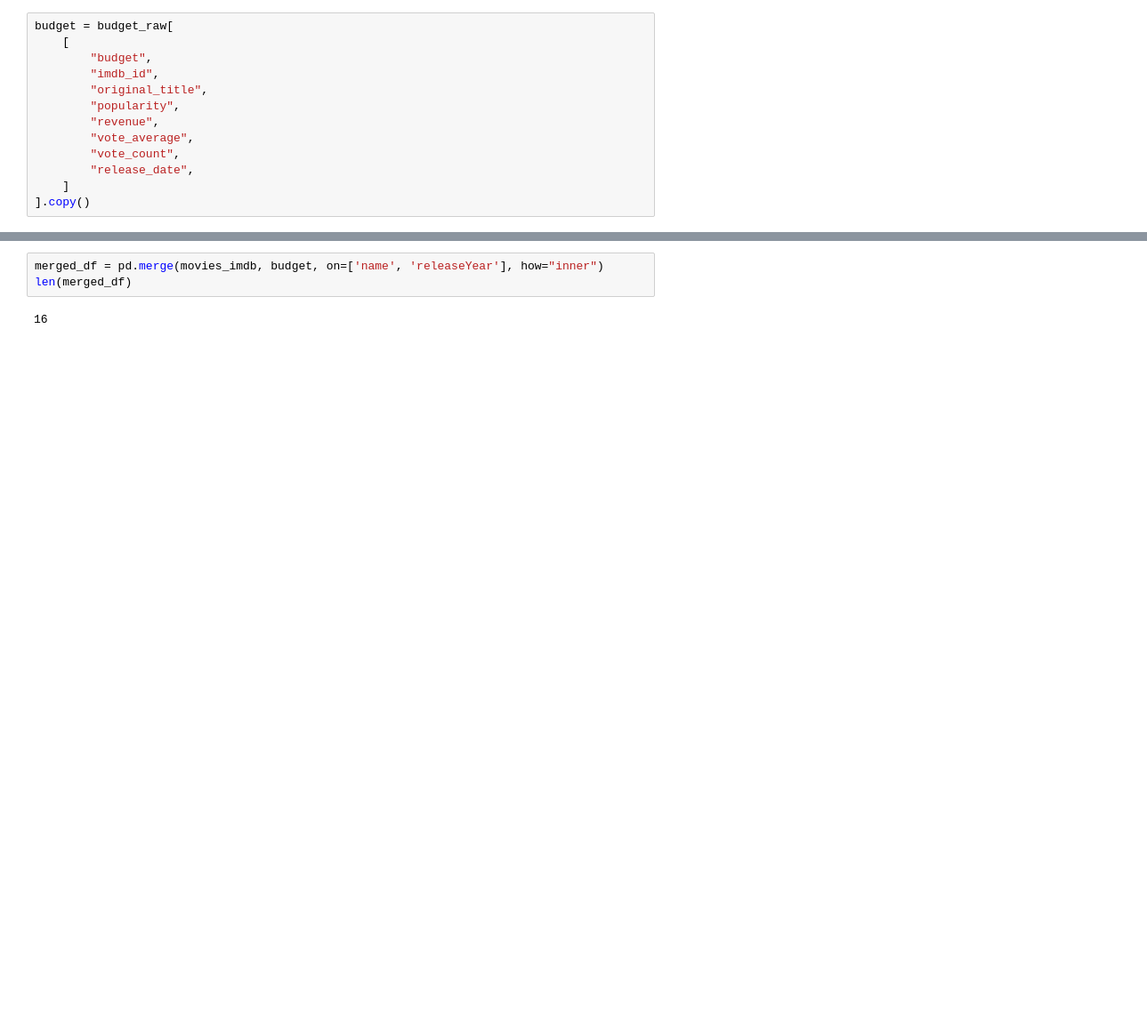
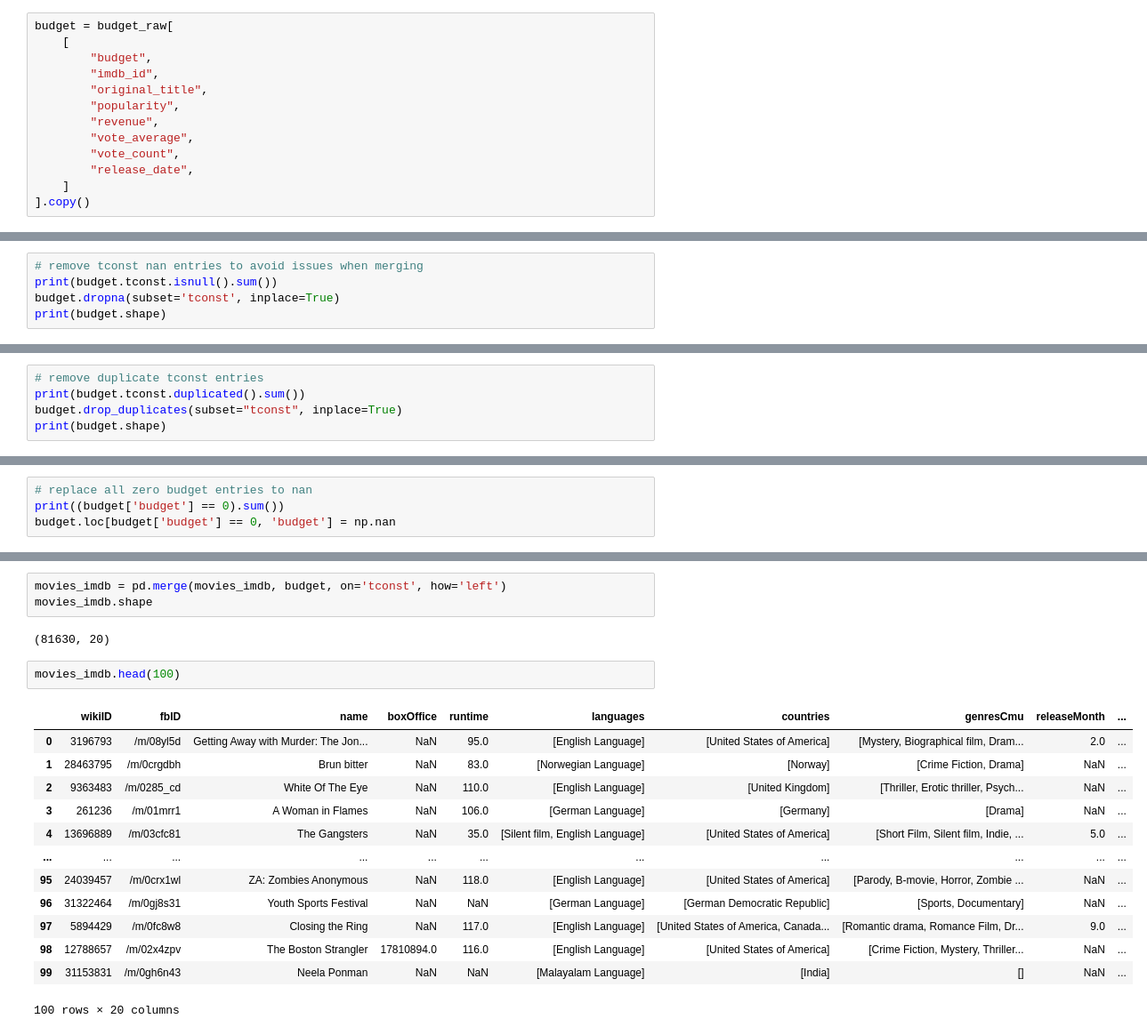
Before and after one commit to epfl-ada/ada-2023-project-lovelace, a Jupyter notebook: Code/clean.ipynb, the cells around one changed output, grey strips where cells are left out. Shown: that part at 89% size. Cells and saved outputs as stored; diff of their text form; blank space fills up the shorter version.

Commit message:
merge budget on tconst

```diff
--- a/Code/clean.ipynb
+++ b/Code/clean.ipynb
@@ -182,0 +198,5 @@ movies_imdb.tconst.unique().shape
+# %%
+# remove tconst nan entries to avoid issues when merging
+print(budget.tconst.isnull().sum())
+budget.dropna(subset='tconst', inplace=True)
+print(budget.shape)
@@ -182,0 +206,5 @@ movies_imdb.tconst.unique().shape
+# %%
+# remove duplicate tconst entries
+print(budget.tconst.duplicated().sum())
+budget.drop_duplicates(subset="tconst", inplace=True)
+print(budget.shape)
@@ -182,0 +214,4 @@ movies_imdb.tconst.unique().shape
+# %%
+# replace all zero budget entries to nan
+print((budget['budget'] == 0).sum())
+budget.loc[budget['budget'] == 0, 'budget'] = np.nan
@@ -183,5 +234,21 @@ movies_imdb.tconst.unique().shape
 # %%
-merged_df = pd.merge(movies_imdb, budget, on=['name', 'releaseYear'], how="inner")
-len(merged_df)
+movies_imdb = pd.merge(movies_imdb, budget, on='tconst', how='left')
+movies_imdb.shape
 # %% [output]
-16
+(81630, 20)
+# %%
+movies_imdb.head(100)
+# %% [output]
+|  | wikiID | fbID | name | boxOffice | runtime | languages | countries | genresCmu | releaseMonth | ... |
+| 0 | 3196793 | /m/08yl5d | Getting Away with Murder: The Jon... | NaN | 95.0 | [English Language] | [United States of America] | [Mystery, Biographical film, Dram... | 2.0 | ... |
+| 1 | 28463795 | /m/0crgdbh | Brun bitter | NaN | 83.0 | [Norwegian Language] | [Norway] | [Crime Fiction, Drama] | NaN | ... |
+| 2 | 9363483 | /m/0285_cd | White Of The Eye | NaN | 110.0 | [English Language] | [United Kingdom] | [Thriller, Erotic thriller, Psych... | NaN | ... |
+| 3 | 261236 | /m/01mrr1 | A Woman in Flames | NaN | 106.0 | [German Language] | [Germany] | [Drama] | NaN | ... |
+| 4 | 13696889 | /m/03cfc81 | The Gangsters | NaN | 35.0 | [Silent film, English Language] | [United States of America] | [Short Film, Silent film, Indie, ... | 5.0 | ... |
+| ... | ... | ... | ... | ... | ... | ... | ... | ... | ... | ... |
+| 95 | 24039457 | /m/0crx1wl | ZA: Zombies Anonymous | NaN | 118.0 | [English Language] | [United States of America] | [Parody, B-movie, Horror, Zombie ... | NaN | ... |
+| 96 | 31322464 | /m/0gj8s31 | Youth Sports Festival | NaN | NaN | [German Language] | [German Democratic Republic] | [Sports, Documentary] | NaN | ... |
+| 97 | 5894429 | /m/0fc8w8 | Closing the Ring | NaN | 117.0 | [English Language] | [United States of America, Canada... | [Romantic drama, Romance Film, Dr... | 9.0 | ... |
+| 98 | 12788657 | /m/02x4zpv | The Boston Strangler | 17810894.0 | 116.0 | [English Language] | [United States of America] | [Crime Fiction, Mystery, Thriller... | NaN | ... |
+| 99 | 31153831 | /m/0gh6n43 | Neela Ponman | NaN | NaN | [Malayalam Language] | [India] | [] | NaN | ... |
+100 rows × 20 columns
```
Also changed, not shown: parts of 16 cells of this notebook.
